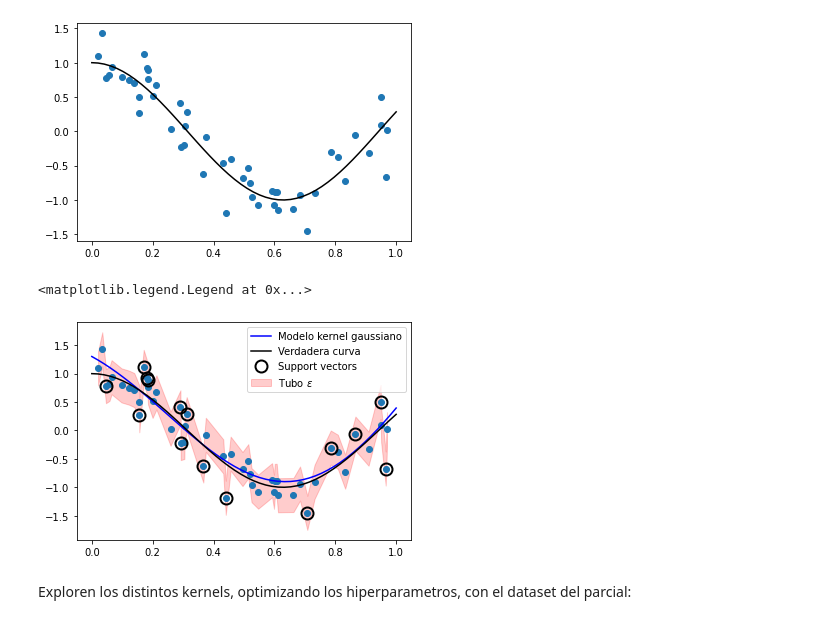
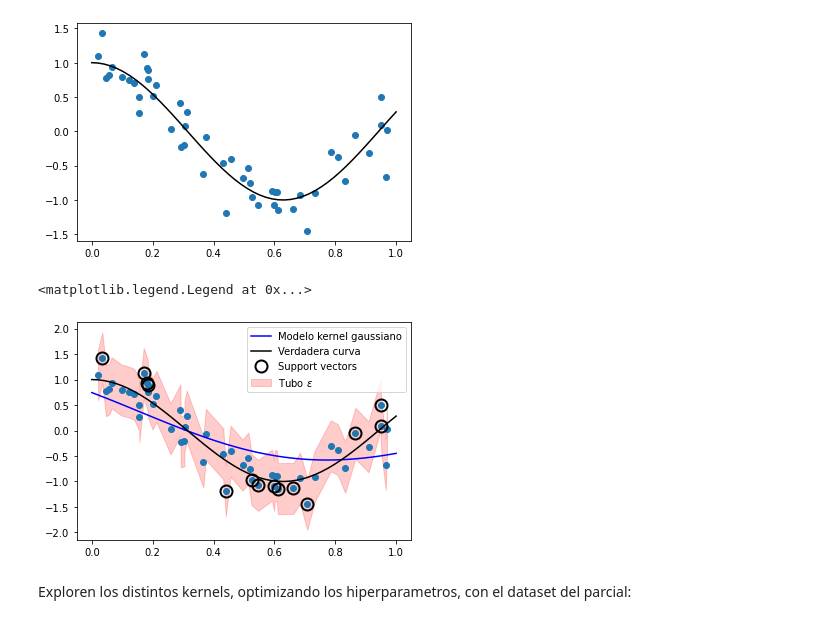
Before and after one commit to naikymen/ML_UNSAM, a Jupyter notebook: 10p_handson_SVM.ipynb, the cells around one changed output. Saved outputs shown, nothing was run; the diff lists cells and outputs as text; code cells hidden in the pictures.

```diff
--- a/10p_handson_SVM.ipynb
+++ b/10p_handson_SVM.ipynb
@@ -171,21 +346,21 @@ plt.scatter(X,y)
 <matplotlib.collections.PathCollection at 0x...>
 [figure]
 # %%
-C=100
-epsilon=0.3
+C=1.0
+epsilon=0.5
 modelo=SVR(kernel='rbf',gamma='auto',C=C,epsilon=epsilon)
 modelo.fit(X.reshape(-1,1),y)
 plt.plot(xvals,modelo.predict(xvals.reshape(-1,1)),color='blue', label='Modelo kernel gaussiano')
 plt.plot(xvals,np.cos(5*xvals),color='black', label='Verdadera curva')
 idsorted=np.argsort(X)
 plt.fill_between(X[idsorted],y[idsorted]-epsilon,y[idsorted]+epsilon,color='red',alpha=0.2, label='Tubo $\epsilon$')
 plt.scatter(X,y)
 isv = modelo.support_
 plt.plot(X[isv], y[isv], 'o', ms=12, mfc='None', mec='k', mew=2, label='Support vectors')
 plt.legend(loc='upper right')
 # %% [output]
 <matplotlib.legend.Legend at 0x...>
-[figure, old version]
+[figure, new version]
 # %% [markdown]
 Exploren los distintos kernels, optimizando los hiperparametros, con el dataset del parcial:
 # %%
```
Also changed, not shown: parts of 27 cells of this notebook.
